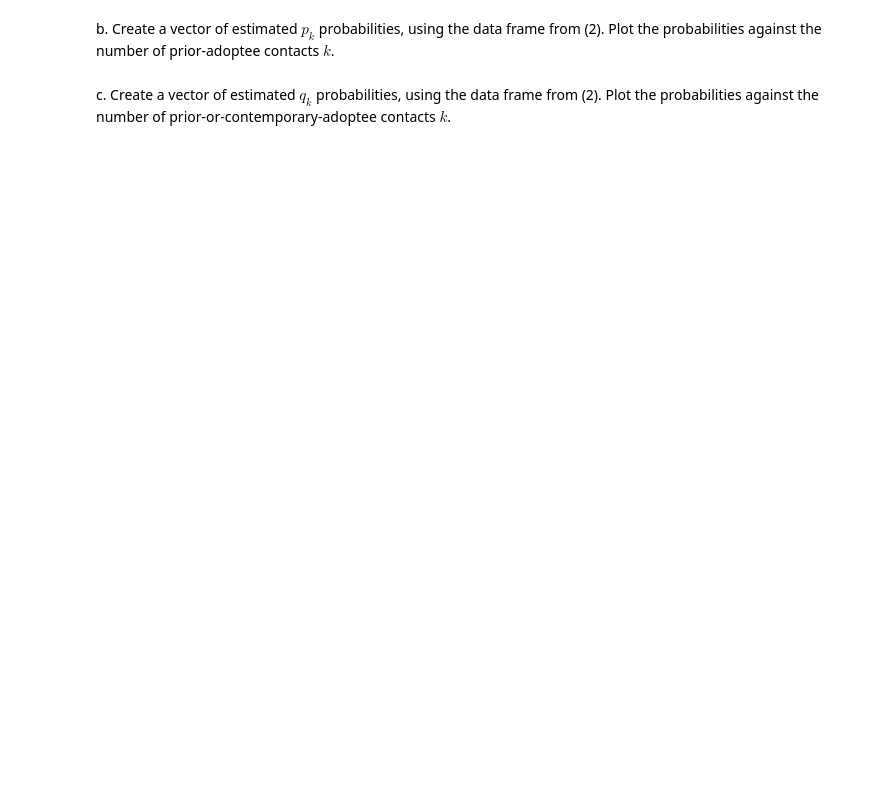
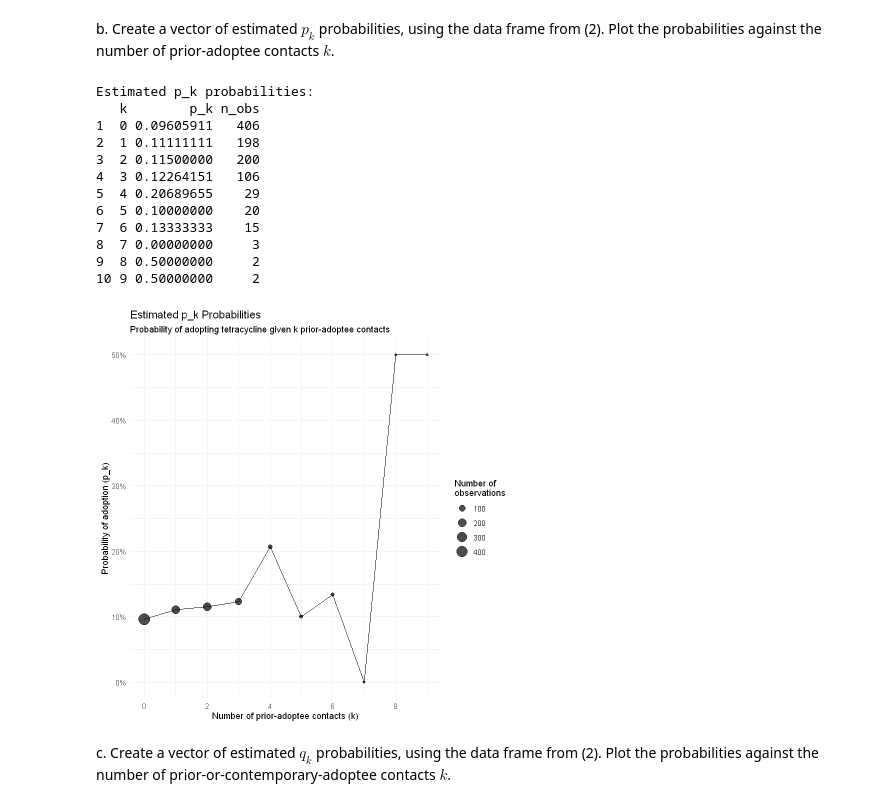
Before and after one commit to AI1379/math-practice, a Jupyter notebook: homework/Homework-04.ipynb, the cells around one changed output. Drawn from its saved outputs; the diff is of its cells as text; code cells hidden in the pictures; blank space fills up the shorter version.

```diff
--- a/homework/Homework-04.ipynb
+++ b/homework/Homework-04.ipynb
@@ -41,4 +169,60 @@ and
 # %% [markdown]
   b. Create a vector of estimated $p_k$ probabilities, using the data frame from (2).  Plot the probabilities against the number of prior-adoptee contacts $k$.
+# %%
+eligible_rows <- doctor_month_df[!doctor_month_df$adopted_before, ]
+
+k_values <- sort(unique(eligible_rows$contacts_before))
+p_k_estimates <- numeric(length(k_values))
+n_observations <- numeric(length(k_values))
+
+p_k_estimates <- sapply(k_values, function(k) {
+    rows_with_k <- eligible_rows[eligible_rows$contacts_before == k, ]
+    if (nrow(rows_with_k) > 0) {
+        sum(rows_with_k$started_this_month) / nrow(rows_with_k)
+    } else {
+        0
+    }
+})
+
+n_observations <- sapply(k_values, function(k) {
+    sum(eligible_rows$contacts_before == k)
+})
+
+
+p_k_df <- data.frame(
+    k = k_values,
+    p_k = p_k_estimates,
+    n_obs = n_observations
+)
+
+p_k_df
+
+ggplot(p_k_df, aes(x = k, y = p_k)) +
+    geom_point(aes(size = n_obs), alpha = 0.7) +
+    geom_line() +
+    labs(
+        title = "Estimated p_k Probabilities",
+        subtitle = "Probability of adopting tetracycline given k prior-adoptee contacts",
+        x = "Number of prior-adoptee contacts (k)",
+        y = "Probability of adoption (p_k)",
+        size = "Number of\nobservations"
+    ) +
+    theme_minimal() +
+    scale_x_continuous(breaks = seq(0, max(k_values), by = 2)) +
+    scale_y_continuous(labels = scales::percent_format())
+# %% [output]
+Estimated p_k probabilities:
+   k        p_k n_obs
+1  0 0.09605911   406
+2  1 0.11111111   198
+3  2 0.11500000   200
+4  3 0.12264151   106
+5  4 0.20689655    29
+6  5 0.10000000    20
+7  6 0.13333333    15
+8  7 0.00000000     3
+9  8 0.50000000     2
+10 9 0.50000000     2
+[figure, added]
 # %% [markdown]
   c. Create a vector of estimated $q_k$ probabilities, using the data frame from (2). Plot the probabilities against the number of prior-or-contemporary-adoptee contacts $k$.
```
Also changed, not shown: parts of 16 cells of this notebook, 7 other files.
